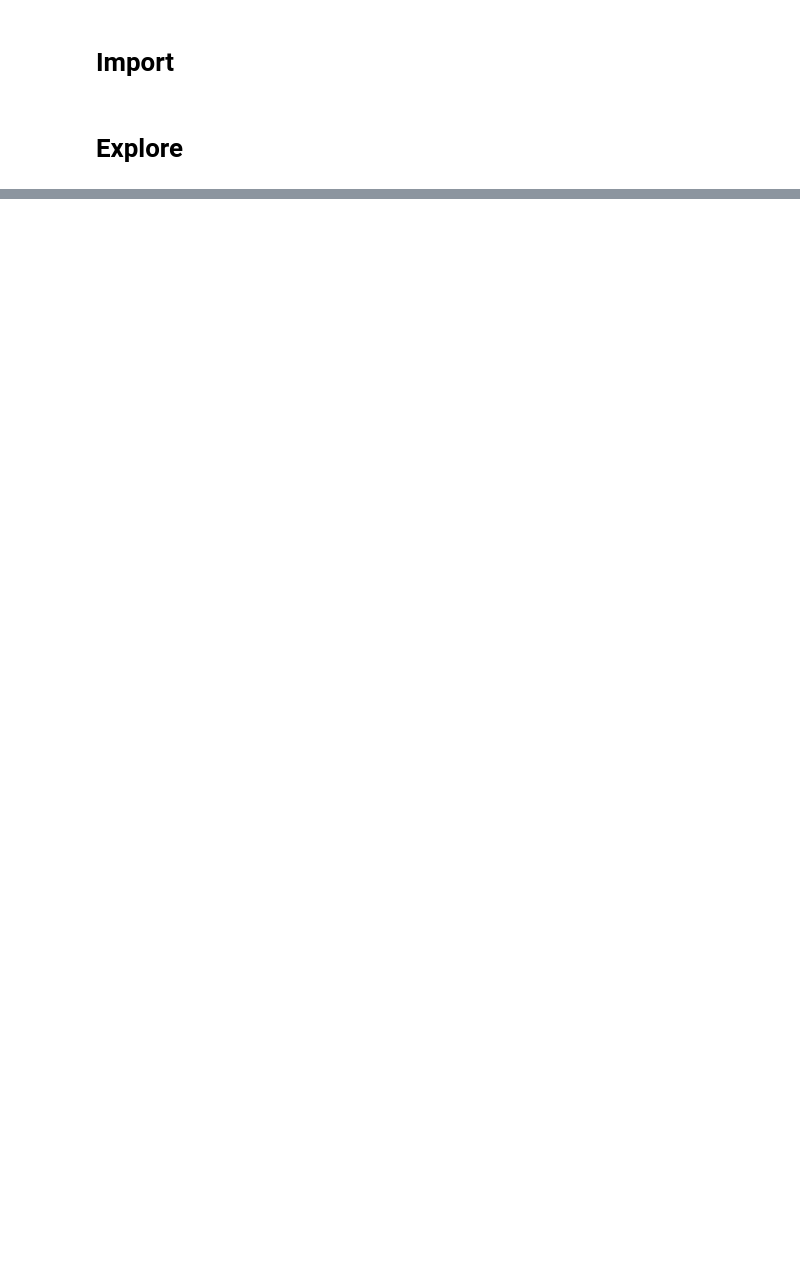
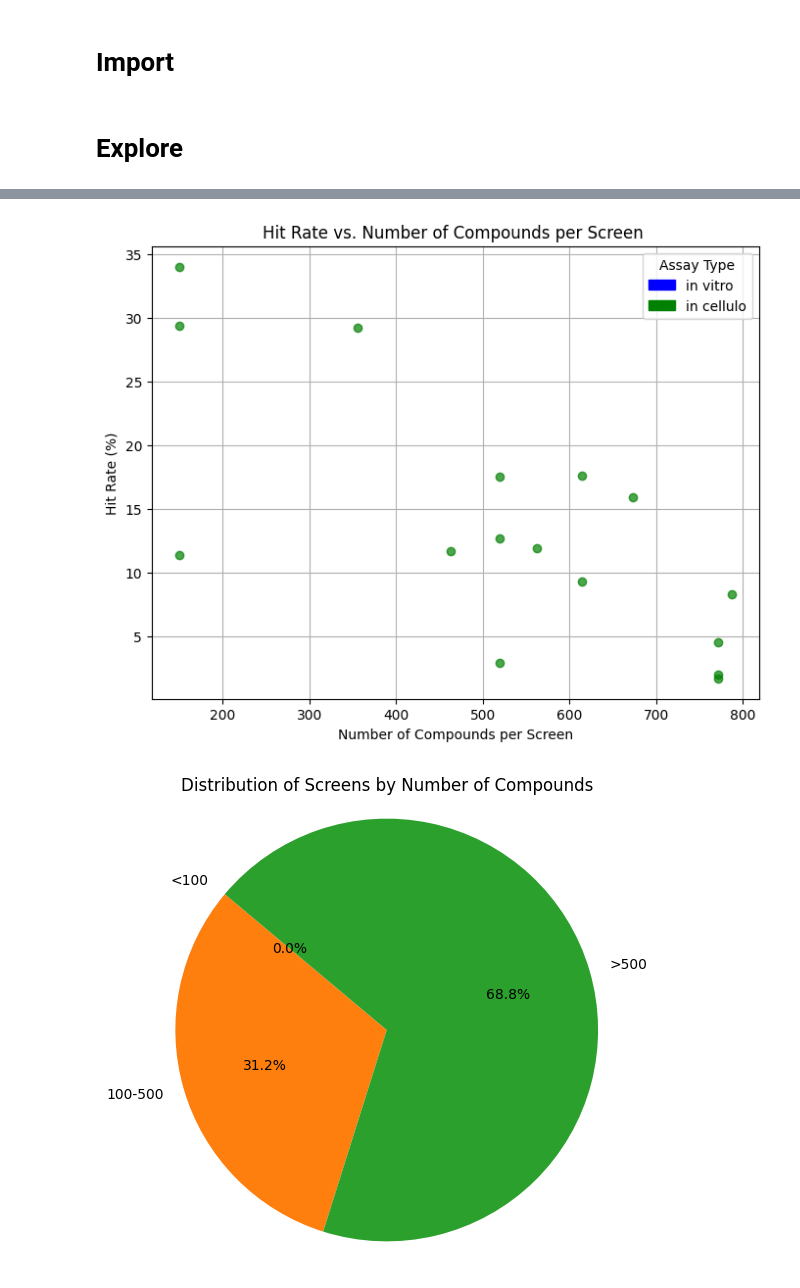
Before and after one commit to mxfly14/phenoseeker, a Jupyter notebook: notebooks/explore_ChEMBL.ipynb, the cells around one changed output, grey strips where cells are left out. Drawn from its saved outputs; the diff is of its cells as text; code cells hidden in the pictures; blank space fills up the shorter version.

```diff
--- a/notebooks/explore_ChEMBL.ipynb
+++ b/notebooks/explore_ChEMBL.ipynb
@@ -116,0 +262,71 @@ for assay_col in colonnes_assays:
+# %%
+import pandas as pd
+import matplotlib.pyplot as plt
+from pathlib import Path
+
+# Define the folder path that contains the CSV files for Curie screens
+screens_folder = Path("/projects/synsight/repos/phenospace/bioproxy/screens_data_curie")
+
+# List all CSV files in the folder
+csv_files = list(screens_folder.glob("*.csv"))
+
+# Create an empty list to store summary information per screen
+screens_summary = []
+
+# Process each CSV file
+for file in csv_files:
+    # Load the CSV file; adjust read_csv parameters if needed
+    df = pd.read_csv(file)
+
+    # Count the number of active and inactive compounds
+    active_count = (df["role_val"] == "hit").sum()
+    inactive_count = (df["role_val"] == "none").sum()
+    total_count = active_count + inactive_count
+
+    # Compute the hit rate if there are any compounds
+    hit_rate = active_count / total_count if total_count > 0 else None
+
+    # Save the results with the screen name (derived from the file name)
+    screens_summary.append({
+         "screen": "in-cellulo",  # Using file stem as the screen name
+         "active_count": active_count,
+         "inactive_count": inactive_count,
+         "total_count": total_count,
+         "hit_rate": hit_rate
+    })
+
+# Convert the list into a DataFrame for plotting and further analysis
+df_summary = pd.DataFrame(screens_summary)
+print(df_summary)
+
+# ---------------------------
+# Scatter Plot: Hit Rate vs. Number of Compounds per Screen
+# ---------------------------
+plt.figure(figsize=(8,6))
+plt.scatter(df_summary["total_count"], df_summary["hit_rate"]*100, color='green', alpha=0.7)
+plt.xlabel("Number of Compounds per Screen")
+plt.ylabel("Hit Rate (%)")
+plt.legend(handles=legend_handles, title="Assay Type")
+
+plt.title("Hit Rate vs. Number of Compounds per Screen ")
+plt.grid(True)
+
+
+
+# ---------------------------
+# Pie Chart: Distribution of Screens by Total Compound Count
+# ---------------------------
+# Here we define bins for grouping the screens.
+bins = [0, 100, 500, df_summary["total_count"].max() + 1]
+labels = ["<100", "100-500", ">500"]
+df_summary["compound_group"] = pd.cut(df_summary["total_count"], bins=bins, labels=labels, right=False)
+
+# Count the number of screens in each group
+group_counts = df_summary["compound_group"].value_counts().sort_index()
+
+plt.figure(figsize=(6,6))
+plt.pie(group_counts.values, labels=group_counts.index, autopct='%1.1f%%', startangle=140)
+plt.title("Distribution of Screens by Number of Compounds")
+plt.axis('equal')
+plt.show()
+# %% [output]
@@ -116,0 +350,2 @@ for assay_col in colonnes_assays:
+[figure, added]
+[figure, added]
```
Also changed, not shown: parts of 13 cells of this notebook, 7 other files.
